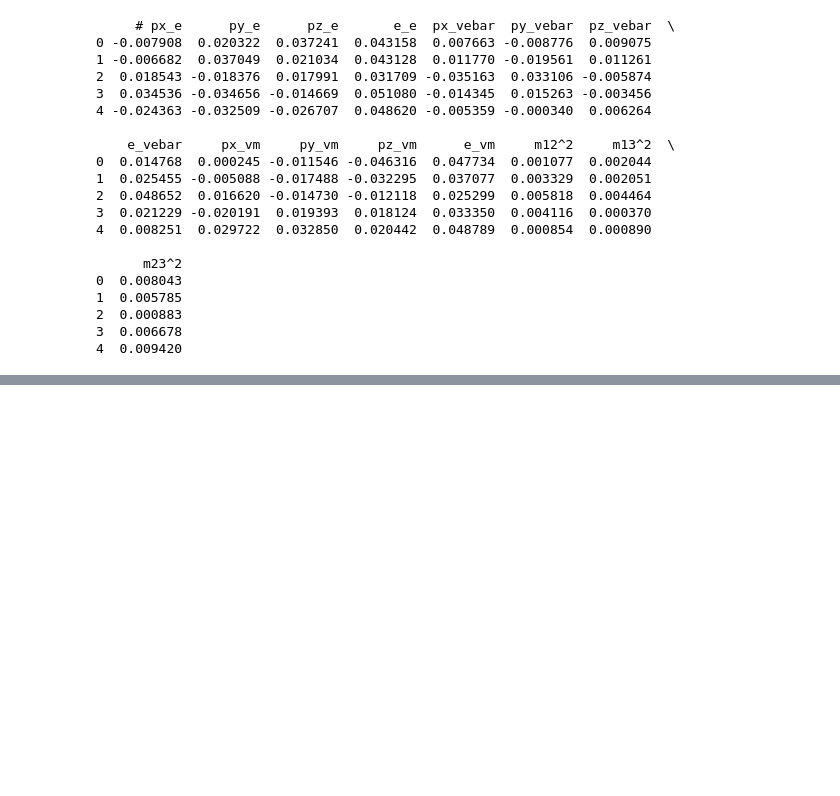
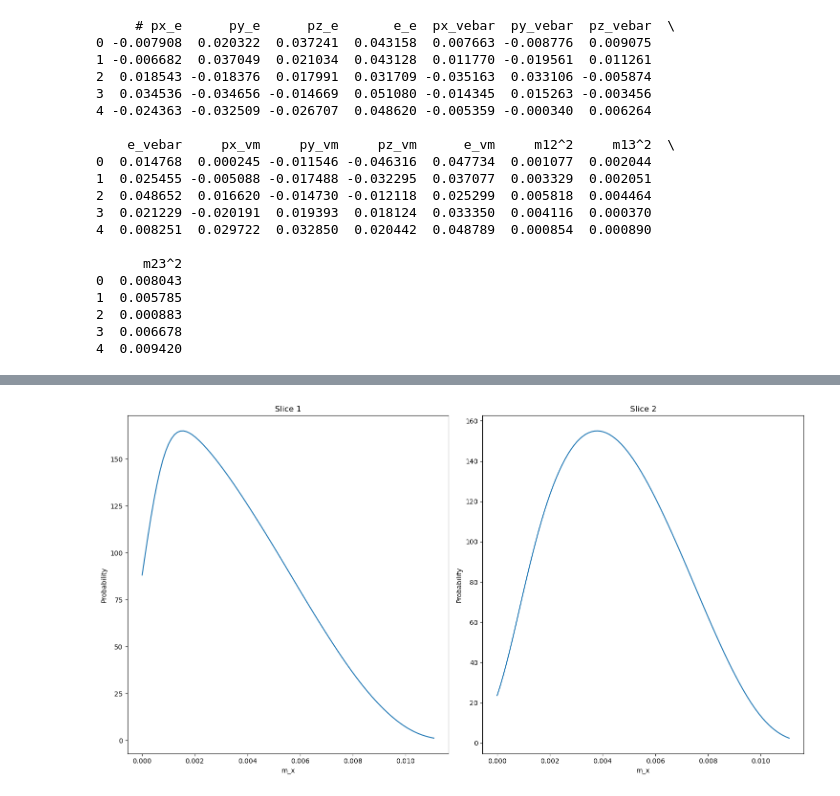
Before and after one commit to CreatixChu/SymbolicRegression.jl, a Jupyter notebook: muon_decay_visualization.ipynb, the cells around one changed output, grey strips where cells are left out. Saved outputs shown, nothing was run; the diff lists cells and outputs as text; code cells hidden in the pictures; blank space fills up the shorter version.

```diff
--- a/muon_decay_visualization.ipynb
+++ b/muon_decay_visualization.ipynb
@@ -111,0 +165,23 @@ fig.show()
+# %%
+# Create 1x2 subplots
+fig, axes = plt.subplots(1, 2, figsize=(15, 8))
+axes = axes.flatten()  # Flatten for easy indexing
+
+for i in range(2):
+    # Load data
+    m_file_path = f'./data/processed_data/muon_decay_marginal_data_{i}.csv'
+    m_df = pd.read_csv(m_file_path, header=None)
+    m_samples = m_df.to_numpy()
+
+    # Plot in the i-th subplot
+    ax = axes[i]
+    ax.plot(m_samples[:, 0], m_samples[:, 1], label=f'Marginal Sampled Data Slice {i}')
+    ax.set_title(f"Slice {i+1}")
+    ax.set_xlabel("m_x")
+    ax.set_ylabel("Probability")
+    # ax.legend()
+
+plt.tight_layout()
+plt.show()
+# %% [output]
+[figure, added]
```
Also changed, not shown: parts of 6 cells of this notebook, 36 other files.
